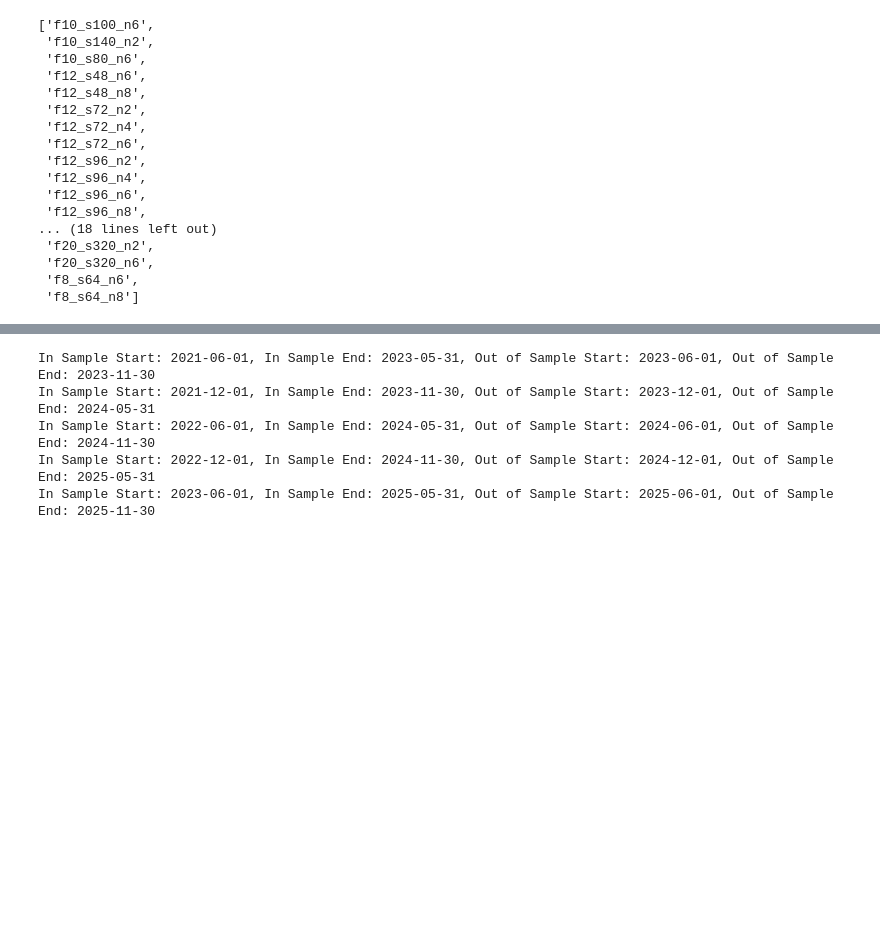
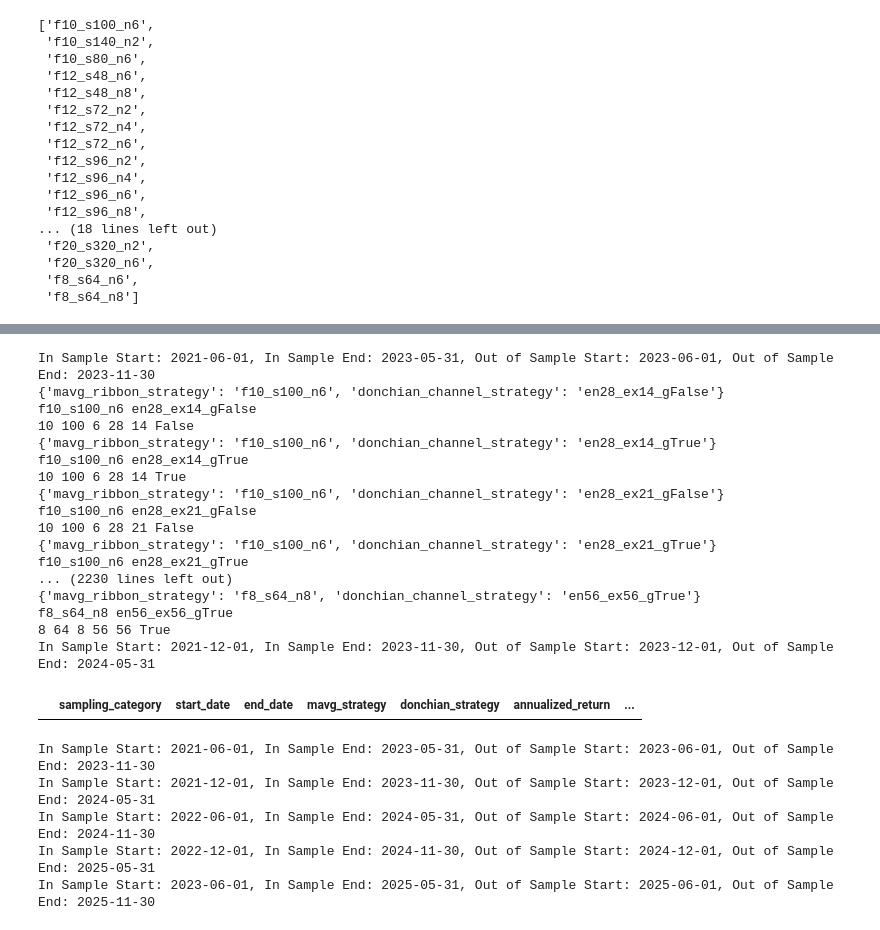
Before and after one commit to adheerchauhan/trend_following, a Jupyter notebook: Trend_Following_Parameter_Optimization_4.ipynb, the cells around one changed output, grey strips where cells are left out. Saved outputs shown, nothing was run; the diff lists cells and outputs as text; code cells hidden in the pictures; blank space fills up the shorter version.

```diff
--- a/Trend_Following_Parameter_Optimization_4.ipynb
+++ b/Trend_Following_Parameter_Optimization_4.ipynb
@@ -1106,0 +1097,22 @@ def generate_donchian_channel_params():
+# %%
+import itertools
+
+def generate_mavg_ribbon_donchian_channel_params():
+    parameter_grid = {
+        "mavg_ribbon_strategy": ['f10_s100_n6','f10_s140_n2','f10_s80_n6','f12_s48_n6','f12_s48_n8','f12_s72_n2','f12_s72_n4',
+                                 'f12_s72_n6','f12_s96_n2','f12_s96_n4','f12_s96_n6','f12_s96_n8','f14_s168_n8','f14_s196_n2',
+                                 'f14_s224_n2','f16_s160_n6','f16_s160_n8','f16_s192_n2','f16_s224_n2','f16_s224_n8','f16_s256_n2',
+                                 'f16_s256_n6','f16_s256_n8','f18_s144_n4','f18_s144_n6','f18_s216_n4','f18_s216_n6','f20_s200_n2',
+                                 'f20_s200_n4','f20_s200_n6','f20_s320_n2','f20_s320_n6','f8_s64_n6','f8_s64_n8'],
+        "donchian_channel_strategy": ['en28_ex14_gFalse','en28_ex14_gTrue','en28_ex21_gFalse','en28_ex21_gTrue','en28_ex28_gFalse',
+                                      'en28_ex28_gTrue','en28_ex7_gFalse','en40_ex10_gFalse','en40_ex10_gTrue','en40_ex20_gFalse',
+                                      'en40_ex20_gTrue','en40_ex30_gFalse','en40_ex30_gTrue','en40_ex40_gFalse','en40_ex40_gTrue',
+                                      'en56_ex14_gFalse','en56_ex28_gFalse','en56_ex28_gTrue','en56_ex42_gFalse','en56_ex42_gTrue',
+                                      'en56_ex56_gFalse','en56_ex56_gTrue']
+    }
+    keys, values = zip(*parameter_grid.items())
+    for prod in itertools.product(*values):
+        yield dict(zip(keys, prod))
+# %%
+for w in np.linspace(0, 1, 21):
+    print(round(w, 2))
@@ -1223,6 +1267,27 @@ def run_walk_forward_donchian_ribbon(start_date, end_date, ticker_list):
         start_date_is = (start_date_is + OS_LEN).date()
 
     return df_performance
+# %%
+run_walk_forward_mavg_ribbon_donchian_ribbon(start_date, end_date, ticker_list)
+# %% [output]
+In Sample Start: 2021-06-01, In Sample End: 2023-05-31, Out of Sample Start: 2023-06-01, Out of Sample End: 2023-11-30
+{'mavg_ribbon_strategy': 'f10_s100_n6', 'donchian_channel_strategy': 'en28_ex14_gFalse'}
+f10_s100_n6 en28_ex14_gFalse
+10 100 6 28 14 False
+{'mavg_ribbon_strategy': 'f10_s100_n6', 'donchian_channel_strategy': 'en28_ex14_gTrue'}
+f10_s100_n6 en28_ex14_gTrue
+10 100 6 28 14 True
+{'mavg_ribbon_strategy': 'f10_s100_n6', 'donchian_channel_strategy': 'en28_ex21_gFalse'}
+f10_s100_n6 en28_ex21_gFalse
+10 100 6 28 21 False
+{'mavg_ribbon_strategy': 'f10_s100_n6', 'donchian_channel_strategy': 'en28_ex21_gTrue'}
+f10_s100_n6 en28_ex21_gTrue
+... (2230 lines left out)
+{'mavg_ribbon_strategy': 'f8_s64_n8', 'donchian_channel_strategy': 'en56_ex56_gTrue'}
+f8_s64_n8 en56_ex56_gTrue
+8 64 8 56 56 True
+In Sample Start: 2021-12-01, In Sample End: 2023-11-30, Out of Sample Start: 2023-12-01, Out of Sample End: 2024-05-31
+|  | sampling_category | start_date | end_date | mavg_strategy | donchian_strategy | annualized_return | ... |
 # %%
 start_date = pd.Timestamp('2021-06-01').date()
 end_date = pd.Timestamp('2025-06-30').date()
```
Also changed, not shown: parts of 5 cells of this notebook.
